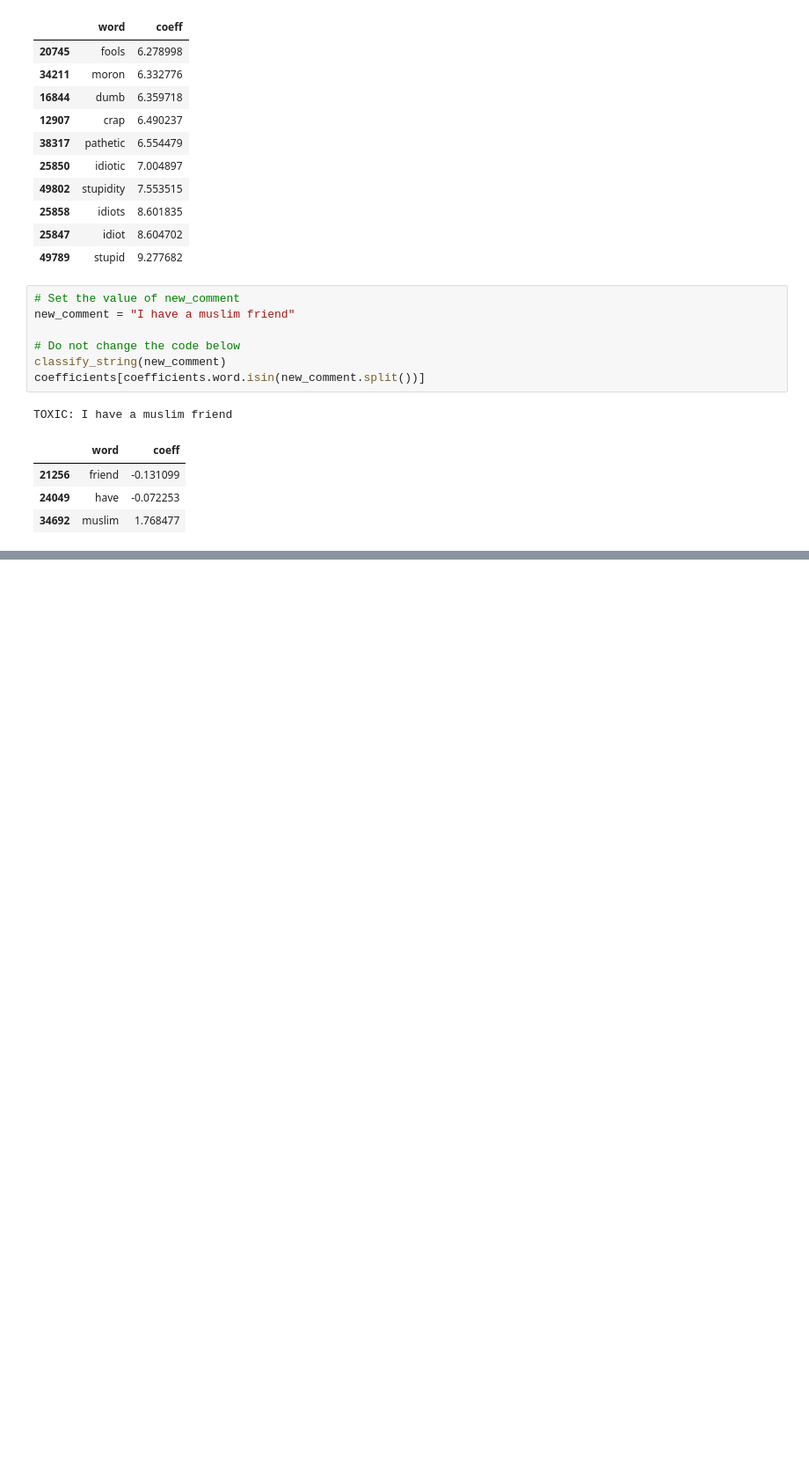
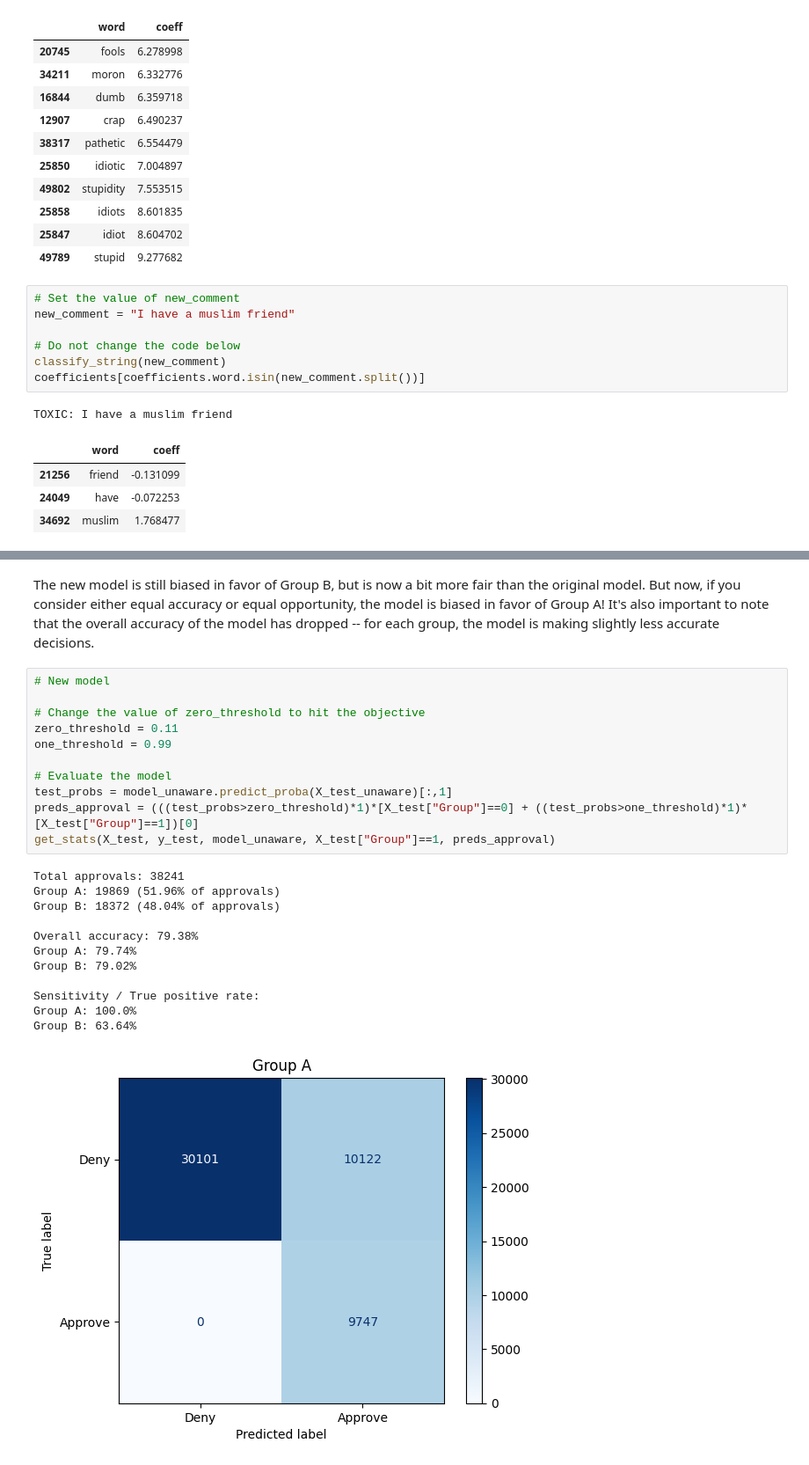
Before and after one commit to arshiataheri/Colabfiles, a Jupyter notebook: KB_Bias_in_AI.ipynb, the cells around one changed output, grey strips where cells are left out. Shown at 88% size. Cells and saved outputs as stored; diff of their text form; blank space fills up the shorter version.

```diff
--- a/KB_Bias_in_AI.ipynb
+++ b/KB_Bias_in_AI.ipynb
@@ -186,0 +424,26 @@ TOXIC: I have a muslim friend
+# %% [markdown]
+The new model is still biased in favor of Group B, but is now a bit more fair than the original model. But now, if you consider either equal accuracy or equal opportunity, the model is biased in favor of Group A! It's also important to note that the overall accuracy of the model has dropped -- for each group, the model is making slightly less accurate decisions.
+# %%
+# New model
+
+# Change the value of zero_threshold to hit the objective
+zero_threshold = 0.11
+one_threshold = 0.99
+
+# Evaluate the model
+test_probs = model_unaware.predict_proba(X_test_unaware)[:,1]
+preds_approval = (((test_probs>zero_threshold)*1)*[X_test["Group"]==0] + ((test_probs>one_threshold)*1)*[X_test["Group"]==1])[0]
+get_stats(X_test, y_test, model_unaware, X_test["Group"]==1, preds_approval)
+# %% [output]
+Total approvals: 38241
+Group A: 19869 (51.96% of approvals)
+Group B: 18372 (48.04% of approvals)
+
+Overall accuracy: 79.38%
+Group A: 79.74%
+Group B: 79.02%
+
+Sensitivity / True positive rate:
+Group A: 100.0%
+Group B: 63.64%
+[figure, added]
```
Also changed, not shown: parts of 12 cells of this notebook.
